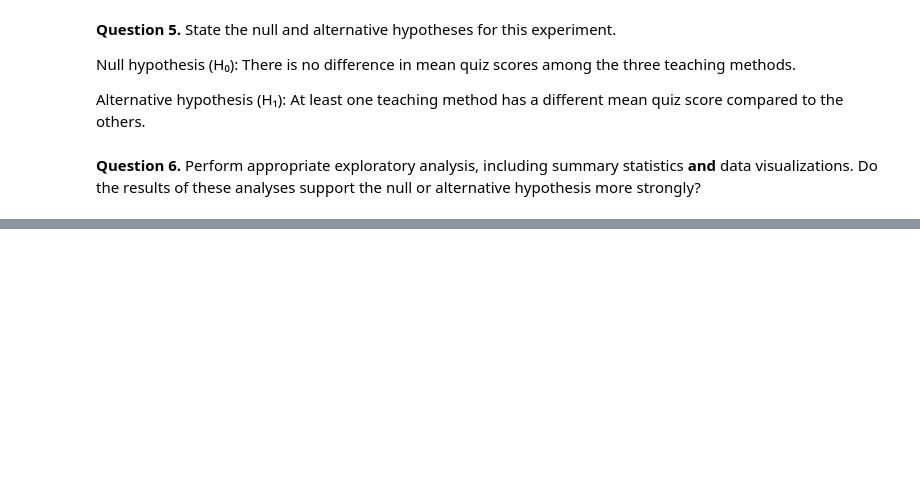
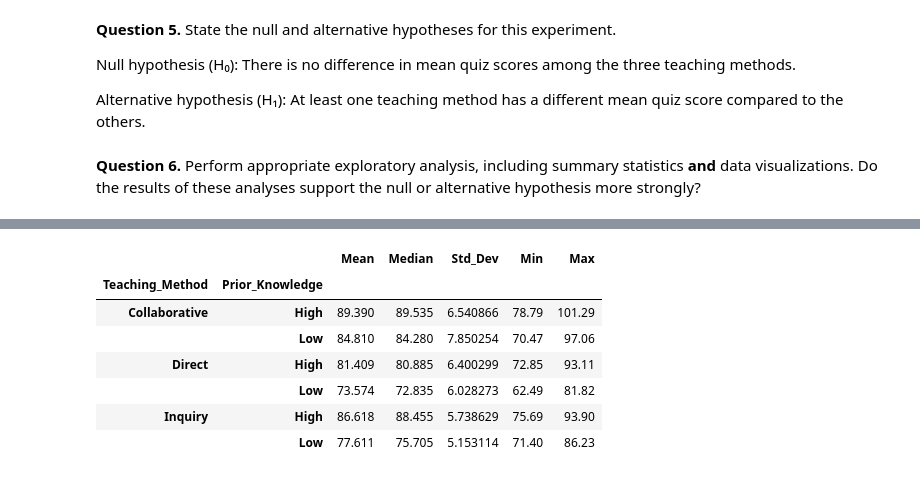
Before and after one commit to MihretTe/STAT-7220-Applied-Experimental-Design, a Jupyter notebook: Assignments/HW2/HW-2.ipynb, the cells around one changed output, grey strips where cells are left out. Saved outputs shown, nothing was run; the diff lists cells and outputs as text; code cells hidden in the pictures; blank space fills up the shorter version.

```diff
--- a/Assignments/HW2/HW-2.ipynb
+++ b/Assignments/HW2/HW-2.ipynb
@@ -89,0 +112,22 @@ print(f"📂 Changed directory to: {os.getcwd()}")
+# %%
+# By teaching method and prior knowledge (blocking) summary
+summary_block = df.groupby(
+    ["Teaching_Method", "Prior_Knowledge"]
+)["Score"].agg(
+    Mean="mean",
+    Median="median",
+    Std_Dev="std",
+    Min="min",
+    Max="max"
+)
+
+summary_block
+# %% [output]
+|  |  | Mean | Median | Std_Dev | Min | Max |
+| Teaching_Method | Prior_Knowledge |  |  |  |  |  |
+| Collaborative | High | 89.390 | 89.535 | 6.540866 | 78.79 | 101.29 |
+|  | Low | 84.810 | 84.280 | 7.850254 | 70.47 | 97.06 |
+| Direct | High | 81.409 | 80.885 | 6.400299 | 72.85 | 93.11 |
+|  | Low | 73.574 | 72.835 | 6.028273 | 62.49 | 81.82 |
+| Inquiry | High | 86.618 | 88.455 | 5.738629 | 75.69 | 93.90 |
+|  | Low | 77.611 | 75.705 | 5.153114 | 71.40 | 86.23 |
```
Also changed, not shown: parts of 10 cells of this notebook.
